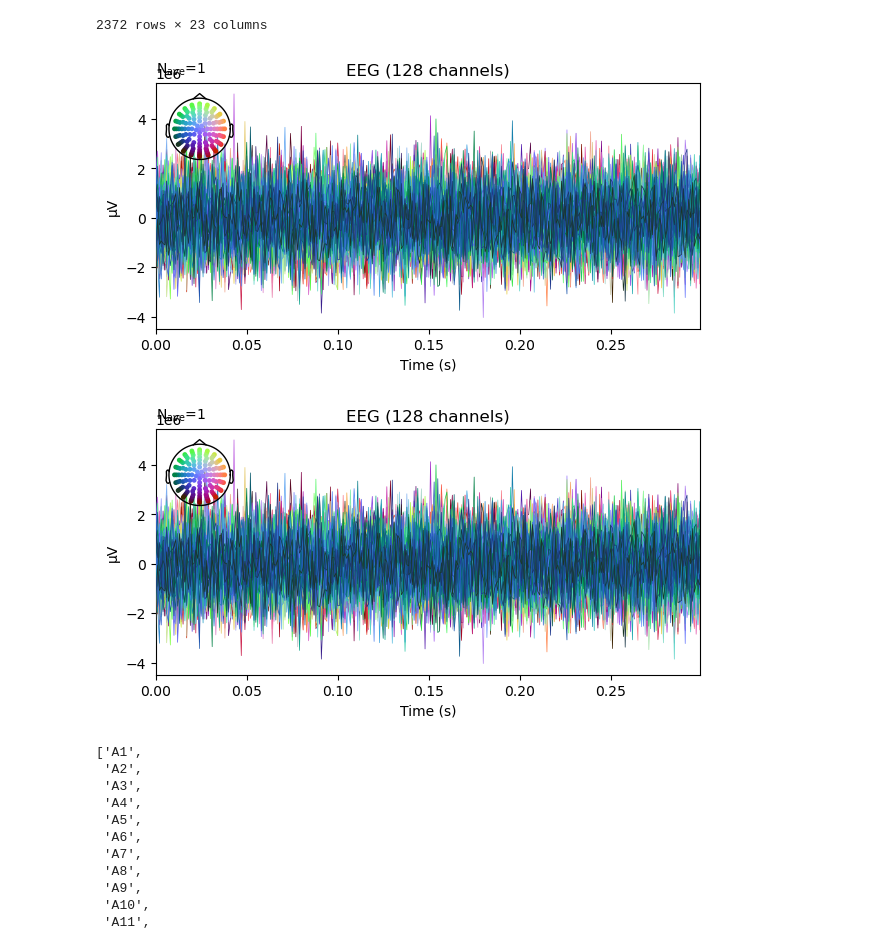
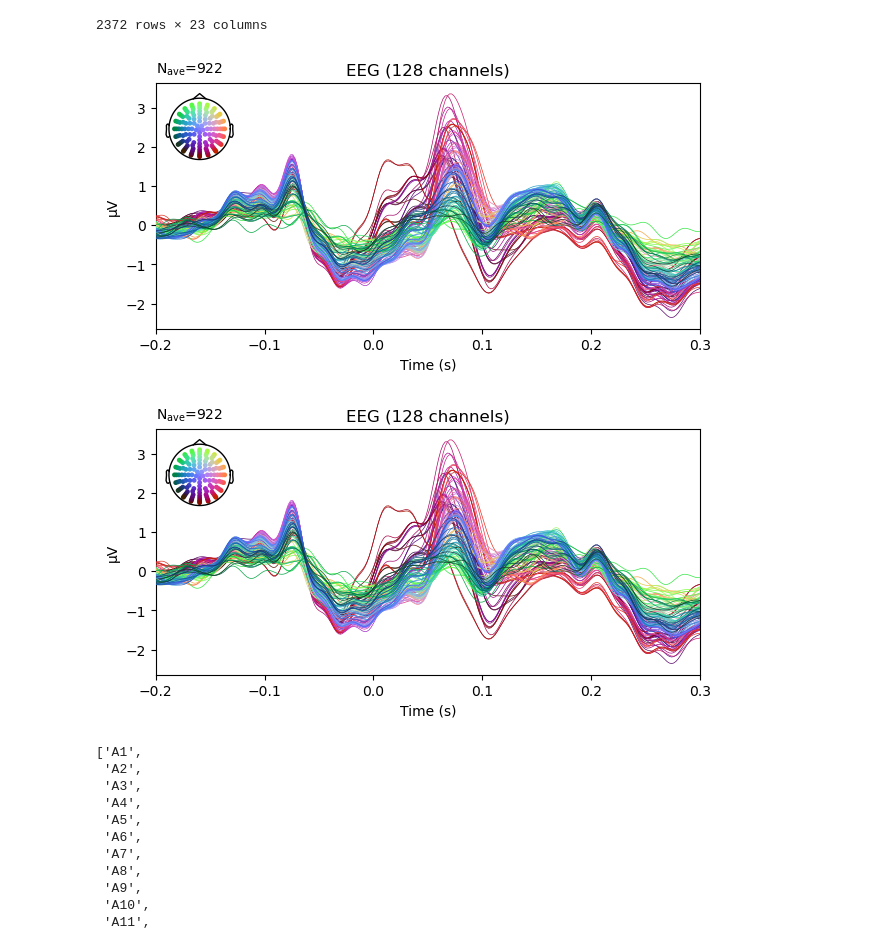
Before and after one commit to incubodac/EEGDECONV, a Jupyter notebook: SNR-ERP.ipynb, the cells around one changed output. Drawn from its saved outputs; the diff is of its cells as text; code cells hidden in the pictures.

```diff
--- a/SNR-ERP.ipynb
+++ b/SNR-ERP.ipynb
@@ -24,12 +24,12 @@ info = setup.exp_info()
 info.initialize_logging()
 metadata_path = paths().full_metadata_path()
 subjects_ids = info.subjects_ids
-n_bootstraps = 300
+n_bootstraps = 10
 tmin=-0.2
 tmax=0.3
 
 #----------parameters-------------
-for subj in [2]:
+for subj in [0]:
     eeg = load.subject(info,subj).load_analysis_eeg()
     eeg = load.subject(info,subj).load_electrode_positions(eeg)
     evts = load.subject(info,subj).load_metadata()
@@ -47,15 +47,16 @@ for subj in [2]:
         X_sample = ev_fix.iloc[indices]
 
         event = [ (int(record[1]),0,1) for record in  X_sample.to_records(index=False) if 600>record[3]>100]
-        epochs = mne.Epochs(eeg, event, 1, tmin=-0.2, tmax=0.3, reject_by_annotation=True,
+        epochs = mne.Epochs(eeg, event, 1, tmin=-0.2, tmax=0.3, reject_by_annotation=True,event_repeated='merge',
                             preload=True)
 
         print(f'the botstrap sample data {i} was fitted')
         # store the estimates of the coefficients
 
 
+
     # calculate the bootstrap mean and standard error for each coefficient
-    boot_mean = [sum([coef[i] for coef in boot_coef])/n_bootstraps for i in range(X.shape[1])]
-    boot_std_error = [((sum([(coef[i] - boot_mean[i])**2 for coef in boot_coef])/(n_bootstraps-1))/n_bootstraps)**0.5 for i in range(X.shape[1])]
+    #boot_mean = [sum([coef[i] for coef in boot_coef])/n_bootstraps for i in range(X.shape[1])]
+    #boot_std_error = [((sum([(coef[i] - boot_mean[i])**2 for coef in boot_coef])/(n_bootstraps-1))/n_bootstraps)**0.5 for i in range(X.shape[1])]
 # %% [output]
 Ｌｏａｄｉｎｇ ＥＥＧ ｄａｔａ．．．．．
@@ -126,33 +207,34 @@ ev_fix
 # %%
 import numpy as np
 import mne
 
 
 
 data = np.random.randn(128, 300)  # 32 channels, 100 time points
 
 # Assuming you have your data stored in a NumPy array called 'data'
 # with shape (n_channels, n_times)
 n_channels, n_times = data.shape
 
 # Create an info structure for your data
 sfreq = 1000  # Assuming a sampling frequency of 1000 Hz
 ch_names = eeg.info.ch_names[:128]  # Replace with actual channel names
 ch_types = ['eeg'] * n_channels  # Assuming all channels are EEG
 info = mne.create_info(ch_names, sfreq, ch_types)
 
 # Create an Evoked object from your data and info
 evoked = mne.EvokedArray(data, info)
+evoked = epochs.average(picks=range(128))
 
 # Load the Montage128 BioSemi
 montage = mne.channels.make_standard_montage('biosemi128')
 evoked.set_montage(montage)
 
 # Plot the evoked data
 evoked.plot()
 # %% [output]
-[figure, old version]
+[figure, new version]
-[figure, old version]
+[figure, new version]
 # %%
 import mne
 
```
Also changed, not shown: parts of 7 cells of this notebook, 2 other files.
